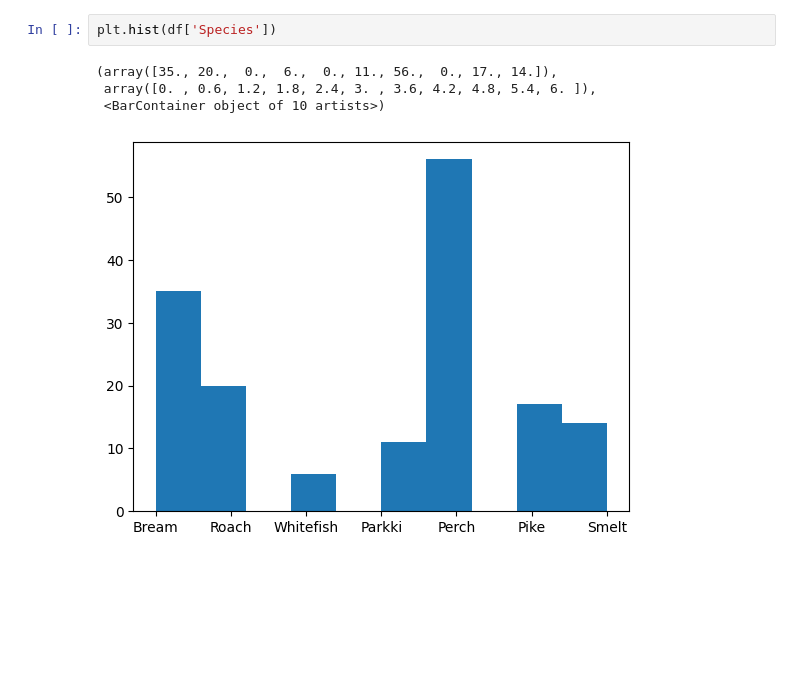
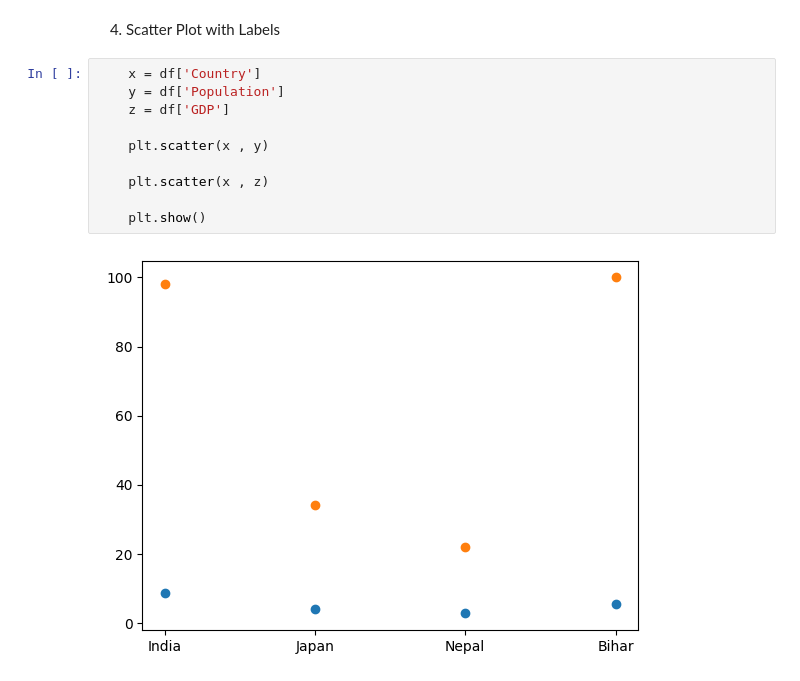
Before and after one commit to shraddhas-20/dataVisualization, a Jupyter notebook: Matplotlib.ipynb, the cells around one changed output. Saved outputs shown, nothing was run; the diff lists cells and outputs as text; blank space fills up the shorter version.

```diff
--- a/Matplotlib.ipynb
+++ b/Matplotlib.ipynb
@@ -88,7 +44,14 @@ plt.pie(no_of_species, labels = no_of_species.index)
-# %%
-plt.hist(df['Species'])
-# %% [output]
-(array([35., 20.,  0.,  6.,  0., 11., 56.,  0., 17., 14.]),
- array([0. , 0.6, 1.2, 1.8, 2.4, 3. , 3.6, 4.2, 4.8, 5.4, 6. ]),
- <BarContainer object of 10 artists>)
-[figure, removed]
+# %% [markdown]
+4. Scatter Plot with Labels
+# %%
+    x = df['Country']
+    y = df['Population']
+    z = df['GDP']
+
+    plt.scatter(x , y)
+
+    plt.scatter(x , z)
+
+    plt.show()
+# %% [output]
+[figure, added]
```
Also changed, not shown: parts of 17 cells of this notebook.
